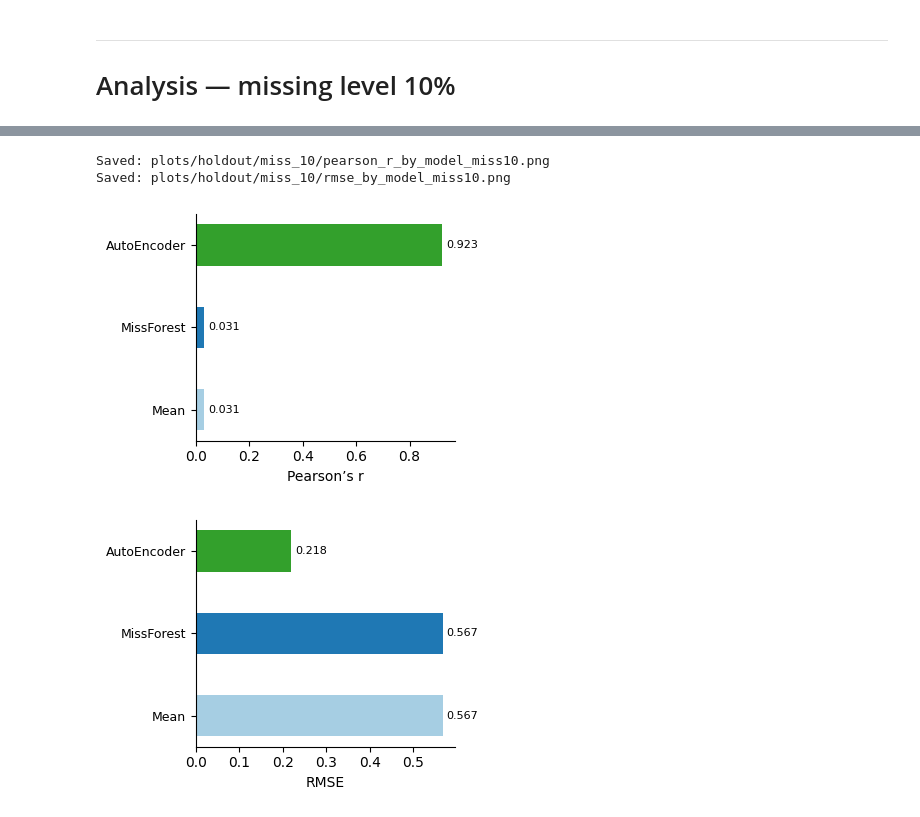
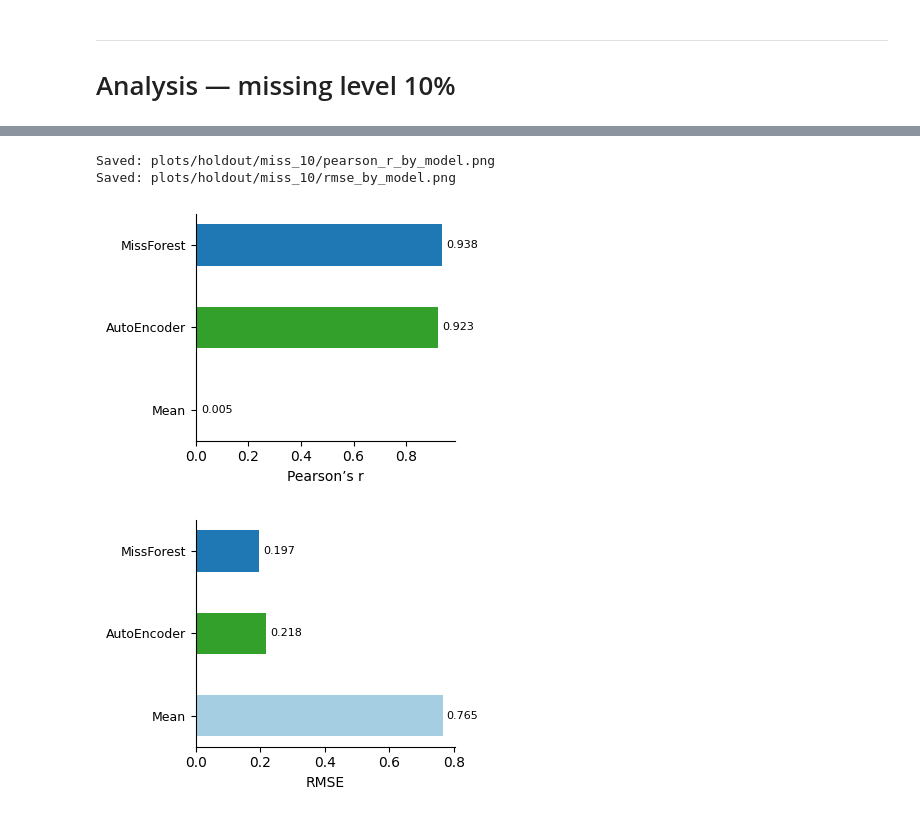
Before and after one commit to QuantitativeBiology/GainPro, a Jupyter notebook: analysis/post_model/holdout.ipynb, the cells around one changed output, grey strips where cells are left out. Saved outputs shown, nothing was run; the diff lists cells and outputs as text; code cells hidden in the pictures.

```diff
--- a/analysis/post_model/holdout.ipynb
+++ b/analysis/post_model/holdout.ipynb
@@ -144,9 +172,10 @@ def build_performance(**kwargs) -> pd.DataFrame:
 ---
 # Analysis — missing level 10%
 # %%
-global_mean_dir = Path("../../experiments/benchmark/PXD030304_no_control_multi_peptide_50pct_tissue_transpose/benchmark_2026-05-28_22:25:10/global_mean/miss_10")
+# global_mean_dir = Path("../../experiments/benchmark/PXD030304_no_control_multi_peptide_50pct_tissue_transpose/benchmark_2026-05-28_22:25:10/global_mean/miss_10")
+global_mean_dir = Path("../../experiments/benchmark/PXD030304_no_control_multi_peptide_50pct_tissue_transpose/benchmark_2026-06-01_17:38:21/global_mean/miss_10")
 autoencoder_dir = Path("../../experiments/benchmark/PXD030304_no_control_multi_peptide_50pct_tissue_transpose/benchmark_2026-05-28_22:27:29/autoencoder/miss_10")
-missforest_dir = Path("../../experiments/benchmark/PXD030304_no_control_multi_peptide_50pct_tissue_transpose/official/benchmark_2026-05-30_18:19:55/missforest/miss_10")
+missforest_dir = Path("../../experiments/benchmark/PXD030304_no_control_multi_peptide_50pct_tissue_transpose/official/benchmark_2026-06-01_15:14:49/missforest/miss_10")
 
 kwargs = {
     "global_mean_dir": global_mean_dir,
@@ -196,21 +218,19 @@ Saved: plots/holdout/miss_10/missforest/observed_vs_predicted.png
 # %%
 plot_metric(
     performance,
     metric="pearson_r",
-    miss_level=miss_level,
     plot_dir=plot_dir,
     figsize=(4, 3),
 )
 
 plot_metric(
     performance,
     metric="rmse",
-    miss_level=miss_level,
     plot_dir=plot_dir,
     figsize=(4, 3),
 )
 # %% [output]
-Saved: plots/holdout/miss_10/pearson_r_by_model_miss10.png
-Saved: plots/holdout/miss_10/rmse_by_model_miss10.png
+Saved: plots/holdout/miss_10/pearson_r_by_model.png
+Saved: plots/holdout/miss_10/rmse_by_model.png
-[figure, old version]
+[figure, new version]
-[figure, old version]
+[figure, new version]
```
Also changed, not shown: parts of 6 cells of this notebook, 1 other file.
